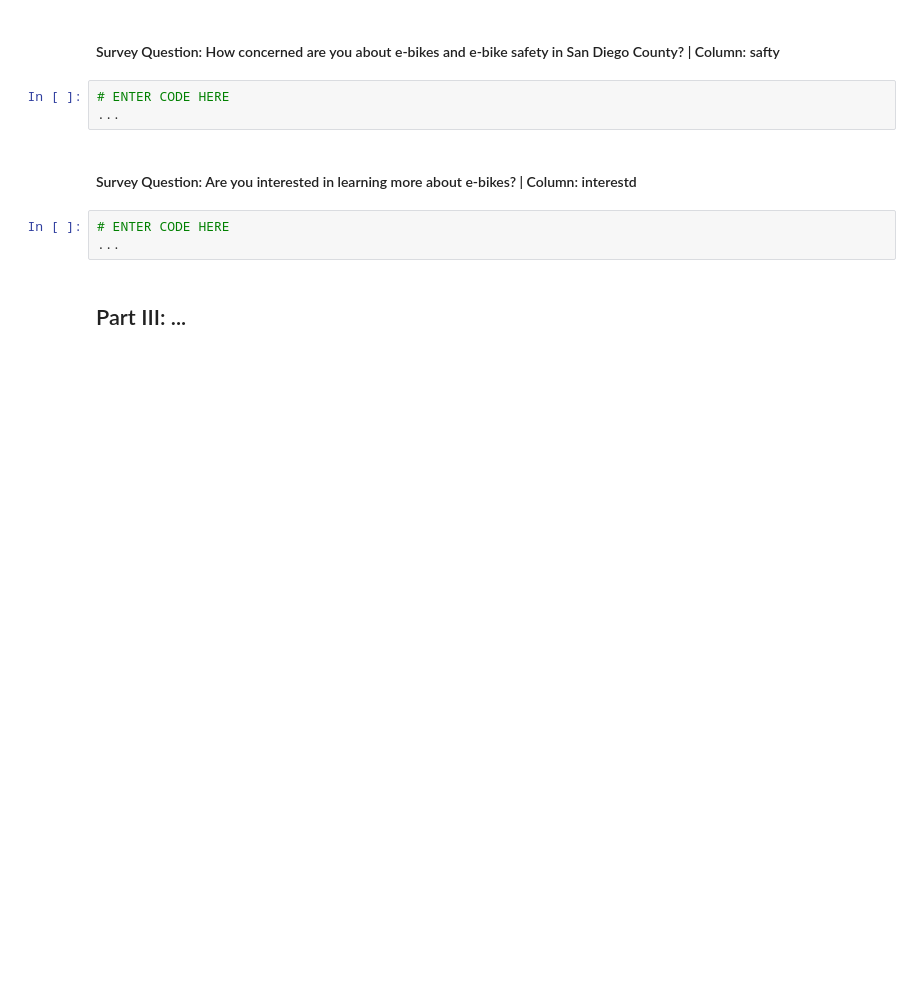
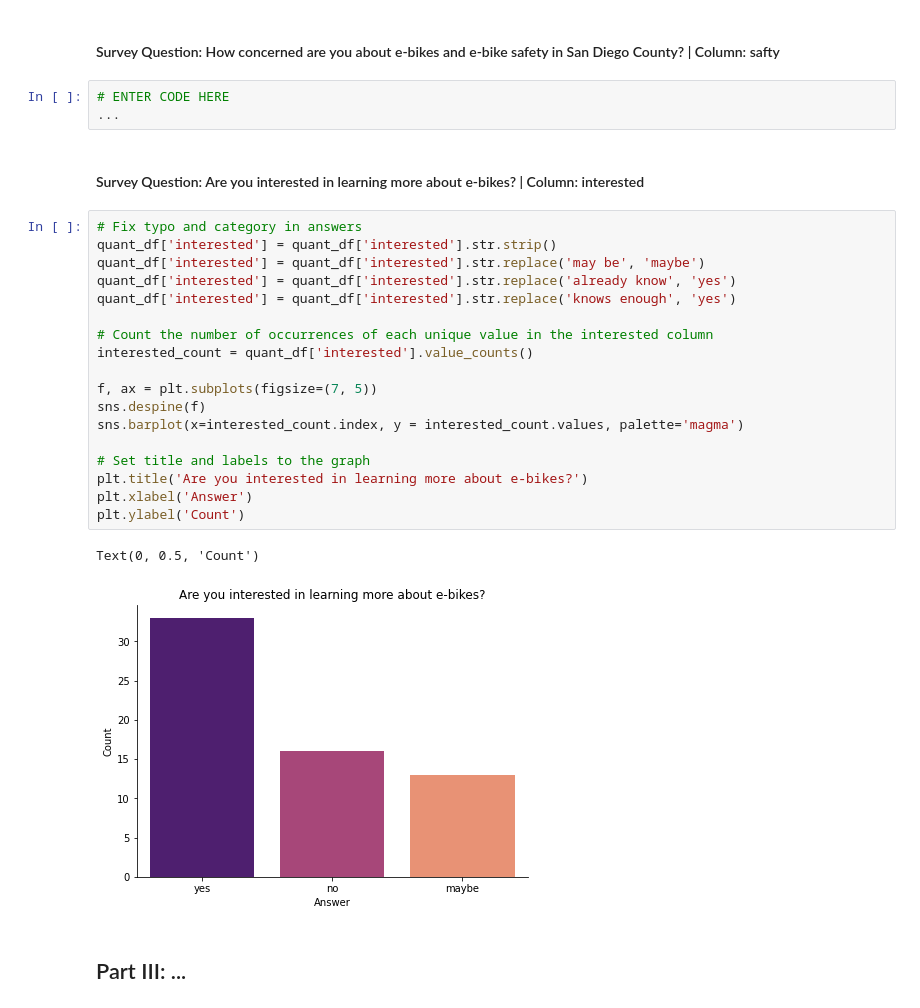
Before and after one commit to claireZHL/CCE-Data-Analysis, a Jupyter notebook: Data_Analysis_on_E_Bike_Survey_Collected_on_04_29_2023.ipynb, the cells around one changed output. Saved outputs shown, nothing was run; the diff lists cells and outputs as text; blank space fills up the shorter version.

```diff
--- a/Data_Analysis_on_E_Bike_Survey_Collected_on_04_29_2023.ipynb
+++ b/Data_Analysis_on_E_Bike_Survey_Collected_on_04_29_2023.ipynb
@@ -262,9 +264,27 @@ Text(0, 0.5, 'Count')
 # ENTER CODE HERE
 ...
 # %% [markdown]
-#### Survey Question: Are you interested in learning more about e-bikes? | Column: interestd
+#### Survey Question: Are you interested in learning more about e-bikes? | Column: interested
-# %%
-# ENTER CODE HERE
-...
+# %%
+# Fix typo and category in answers
+quant_df['interested'] = quant_df['interested'].str.strip()
+quant_df['interested'] = quant_df['interested'].str.replace('may be', 'maybe')
+quant_df['interested'] = quant_df['interested'].str.replace('already know', 'yes')
+quant_df['interested'] = quant_df['interested'].str.replace('knows enough', 'yes')
+
+# Count the number of occurrences of each unique value in the interested column
+interested_count = quant_df['interested'].value_counts()
+
+f, ax = plt.subplots(figsize=(7, 5))
+sns.despine(f)
+sns.barplot(x=interested_count.index, y = interested_count.values, palette='magma')
+
+# Set title and labels to the graph
+plt.title('Are you interested in learning more about e-bikes?')
+plt.xlabel('Answer')
+plt.ylabel('Count')
+# %% [output]
+Text(0, 0.5, 'Count')
+[figure, added]
 # %% [markdown]
 ## Part III: ...
```
Also changed, not shown: parts of 4 cells of this notebook.
